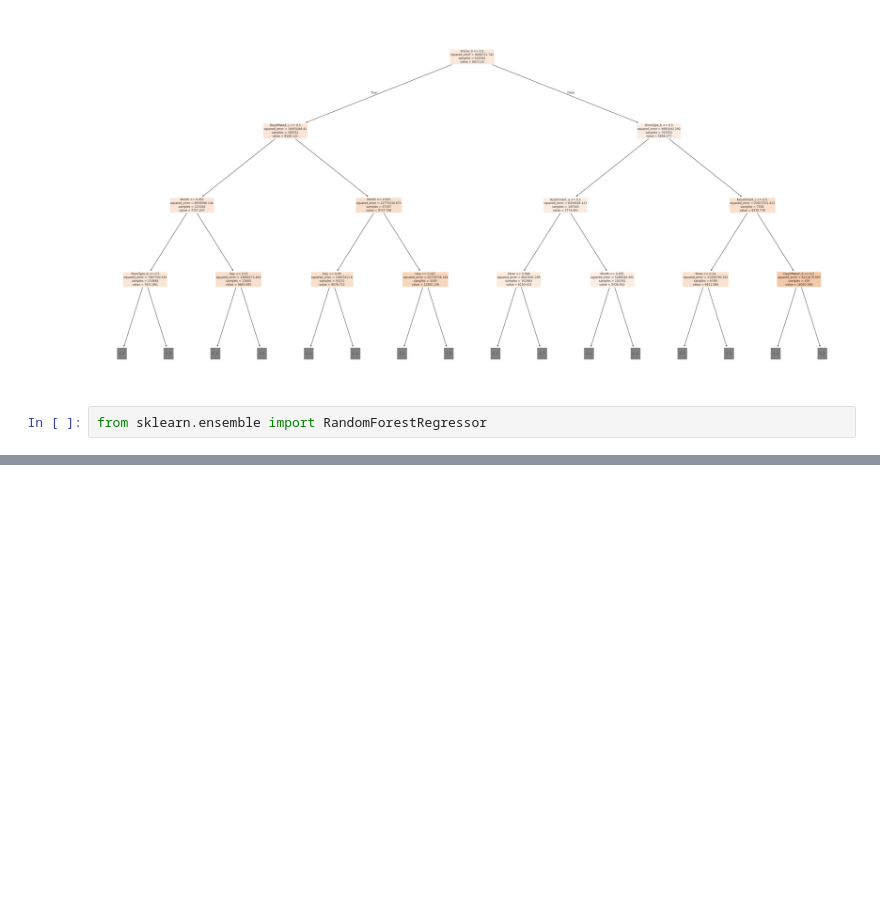
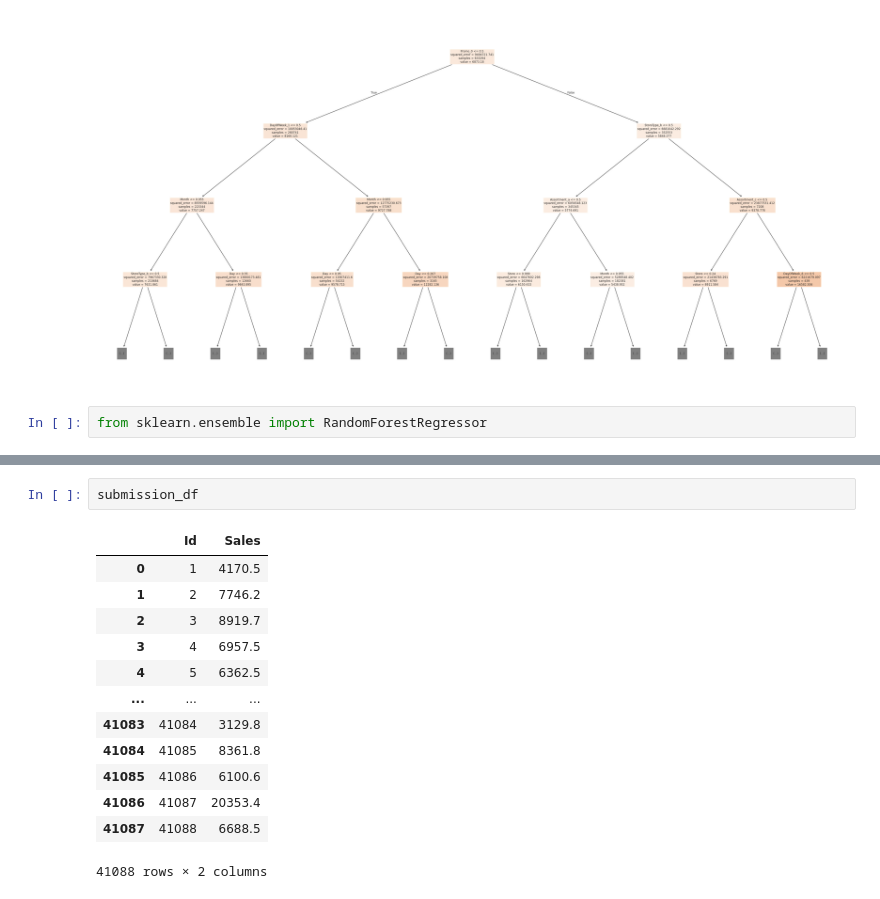
Before and after one commit to JohnUfo/python-and-scikit-tutorial, a Jupyter notebook: business_driven_ml_approach.ipynb, the cells around one changed output, grey strips where cells are left out. Drawn from its saved outputs; the diff is of its cells as text; blank space fills up the shorter version.

```diff
--- a/business_driven_ml_approach.ipynb
+++ b/business_driven_ml_approach.ipynb
@@ -428,0 +540,16 @@ try_model(rf)
+# %%
+submission_df
+# %% [output]
+|  | Id | Sales |
+| 0 | 1 | 4170.5 |
+| 1 | 2 | 7746.2 |
+| 2 | 3 | 8919.7 |
+| 3 | 4 | 6957.5 |
+| 4 | 5 | 6362.5 |
+| ... | ... | ... |
+| 41083 | 41084 | 3129.8 |
+| 41084 | 41085 | 8361.8 |
+| 41085 | 41086 | 6100.6 |
+| 41086 | 41087 | 20353.4 |
+| 41087 | 41088 | 6688.5 |
+41088 rows × 2 columns
```
Also changed, not shown: parts of 13 cells of this notebook.
